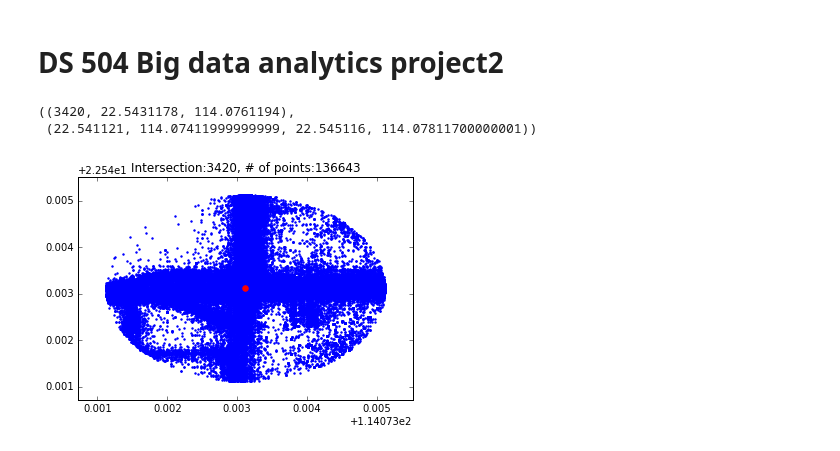
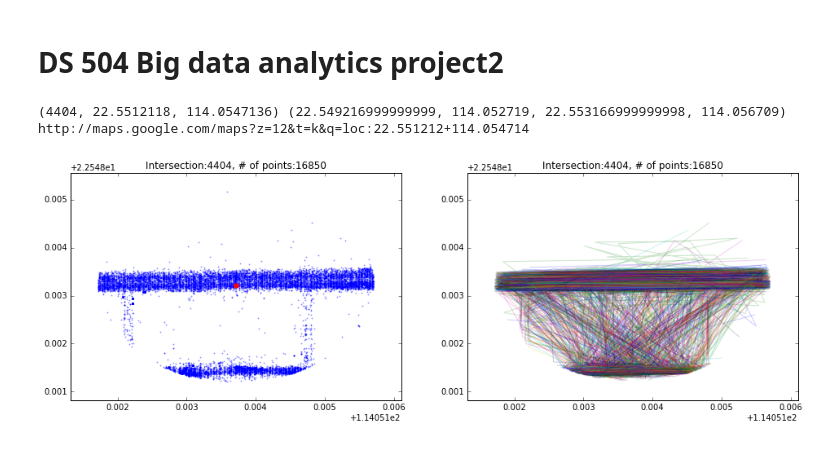
Before and after one commit to 1nfo/TLRI, a Jupyter notebook: Inferring.ipynb, the cells around one changed output. Saved outputs shown, nothing was run; the diff lists cells and outputs as text; code cells hidden in the pictures.

```diff
--- a/Inferring.ipynb
+++ b/Inferring.ipynb
@@ -34,9 +68,15 @@ def plotJR(c,df):
 # %%
-#329946
+#3420,2076,3712,1138,4133,3693，4951
 center,points = readJR(LEAST=30)
-plotJR(center,points)
-(center[0],center[2],center[1]),(points[3].min(),points[2].min(),points[3].max(),points[2].max())
+print(center[0],center[2],center[1]),(points[3].min(),points[2].min(),points[3].max(),points[2].max())
+print "http://maps.google.com/maps?z=12&t=k&q=loc:%f+%f" % (center[2],center[1])
+fig = plt.figure(figsize=(16,5))
+fig.add_subplot(121)
+plotJR(center,points,s=1,color="b",alpha=.3)
+fig.add_subplot(122)
+plotJR_line(center,points,alpha=.2)
+plt.show()
 # %% [output]
-((3420, 22.5431178, 114.0761194),
- (22.541121, 114.07411999999999, 22.545116, 114.07811700000001))
+(4404, 22.5512118, 114.0547136) (22.549216999999999, 114.052719, 22.553166999999998, 114.056709)
+http://maps.google.com/maps?z=12&t=k&q=loc:22.551212+114.054714
-[figure, old version]
+[figure, new version]
```
Also changed, not shown: parts of 6 cells of this notebook, 4 other files.
